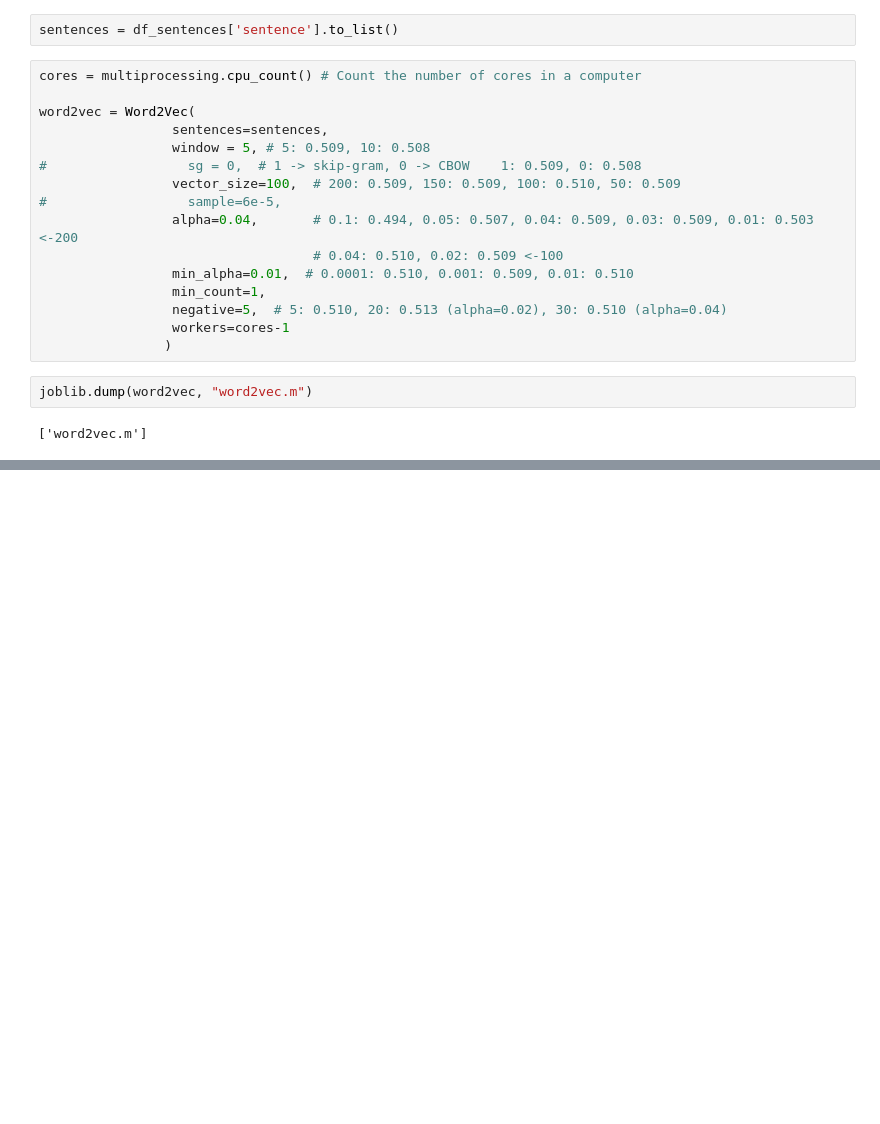
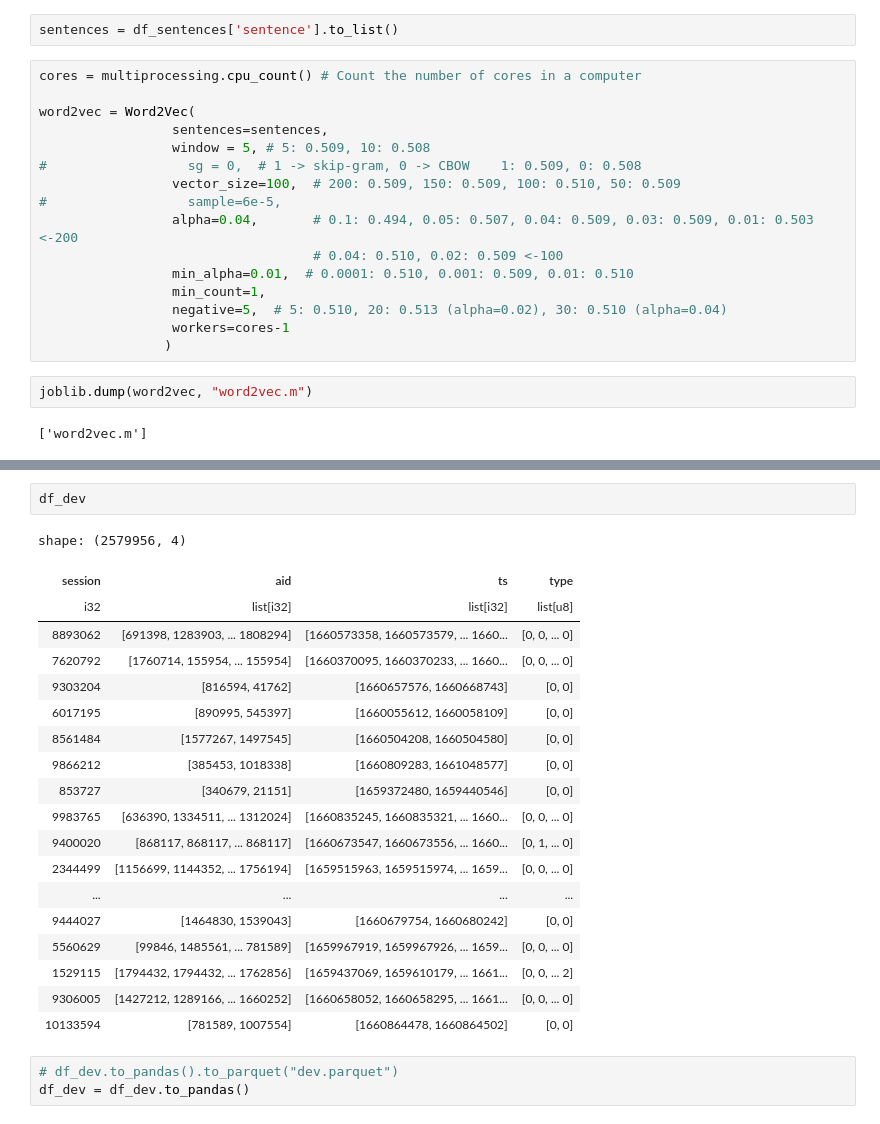
Before and after one commit to Kaggle-Competitions-Code/otto-recommender-system, a Jupyter notebook: notebook/core.ipynb, the cells around one changed output, grey strips where cells are left out. Drawn from its saved outputs; the diff is of its cells as text; blank space fills up the shorter version.

```diff
--- a/notebook/core.ipynb
+++ b/notebook/core.ipynb
@@ -109,0 +178,25 @@ joblib.dump(word2vec, "word2vec.m")
+# %%
+df_dev
+# %% [output]
+shape: (2579956, 4)
+| session | aid | ts | type |
+| i32 | list[i32] | list[i32] | list[u8] |
+| 8893062 | [691398, 1283903, ... 1808294] | [1660573358, 1660573579, ... 1660... | [0, 0, ... 0] |
+| 7620792 | [1760714, 155954, ... 155954] | [1660370095, 1660370233, ... 1660... | [0, 0, ... 0] |
+| 9303204 | [816594, 41762] | [1660657576, 1660668743] | [0, 0] |
+| 6017195 | [890995, 545397] | [1660055612, 1660058109] | [0, 0] |
+| 8561484 | [1577267, 1497545] | [1660504208, 1660504580] | [0, 0] |
+| 9866212 | [385453, 1018338] | [1660809283, 1661048577] | [0, 0] |
+| 853727 | [340679, 21151] | [1659372480, 1659440546] | [0, 0] |
+| 9983765 | [636390, 1334511, ... 1312024] | [1660835245, 1660835321, ... 1660... | [0, 0, ... 0] |
+| 9400020 | [868117, 868117, ... 868117] | [1660673547, 1660673556, ... 1660... | [0, 1, ... 0] |
+| 2344499 | [1156699, 1144352, ... 1756194] | [1659515963, 1659515974, ... 1659... | [0, 0, ... 0] |
+| ... | ... | ... | ... |
+| 9444027 | [1464830, 1539043] | [1660679754, 1660680242] | [0, 0] |
+| 5560629 | [99846, 1485561, ... 781589] | [1659967919, 1659967926, ... 1659... | [0, 0, ... 0] |
+| 1529115 | [1794432, 1794432, ... 1762856] | [1659437069, 1659610179, ... 1661... | [0, 0, ... 2] |
+| 9306005 | [1427212, 1289166, ... 1660252] | [1660658052, 1660658295, ... 1661... | [0, 0, ... 0] |
+| 10133594 | [781589, 1007554] | [1660864478, 1660864502] | [0, 0] |
+# %%
+# df_dev.to_pandas().to_parquet("dev.parquet")
+df_dev = df_dev.to_pandas()
```
Also changed, not shown: parts of 13 cells of this notebook, 2 other files.
